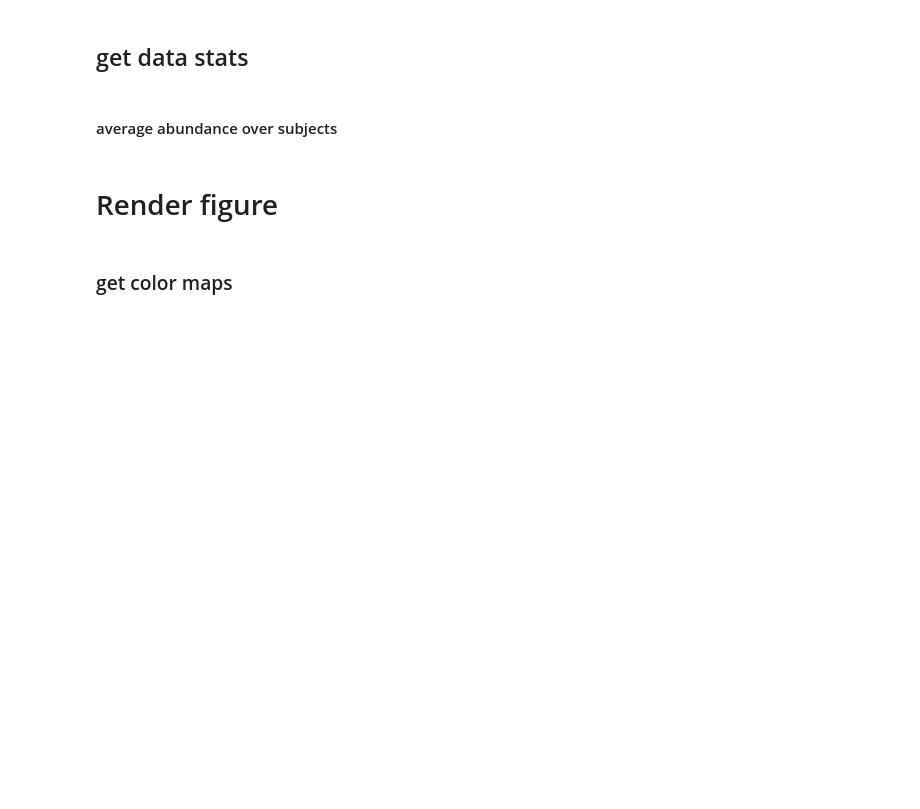
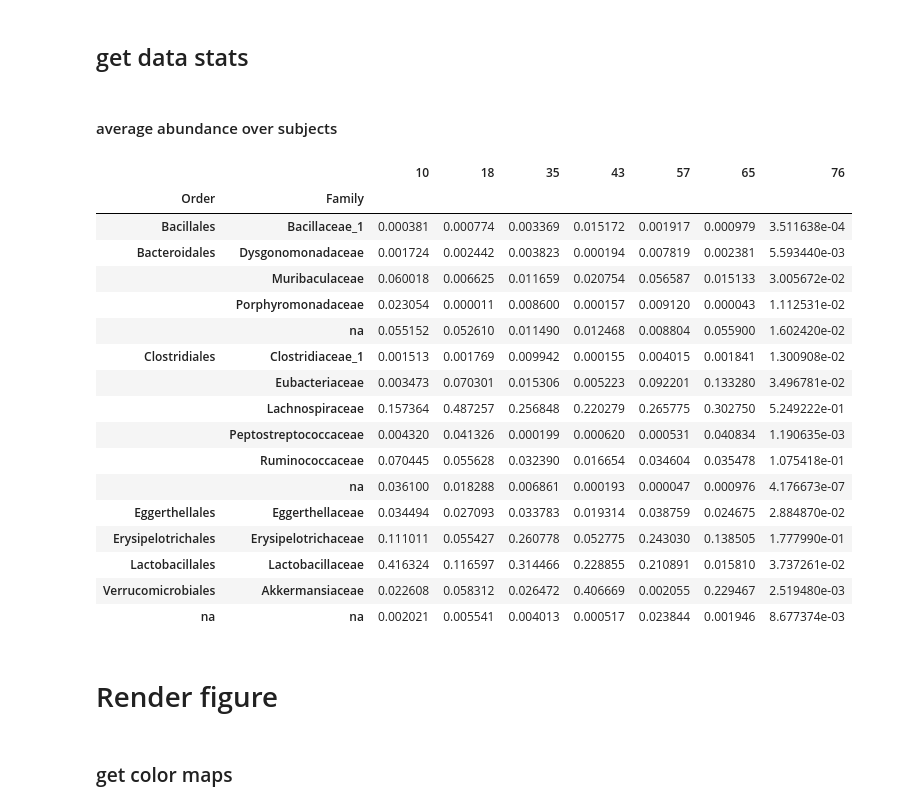
Before and after one commit to gerberlab/MCSPACE, a Jupyter notebook: mcspace/paper/figures/figure2_experimental_design_dataset_stats.ipynb, the cells around one changed output. Drawn from its saved outputs; the diff is of its cells as text; code cells hidden in the pictures; blank space fills up the shorter version.

```diff
--- a/mcspace/paper/figures/figure2_experimental_design_dataset_stats.ipynb
+++ b/mcspace/paper/figures/figure2_experimental_design_dataset_stats.ipynb
@@ -137,6 +137,27 @@ mouse_ave = mbulk.copy()/len(mouse_subjects)
 mouse_grouped =  mouse_ave.groupby(level=['Order','Family']).sum()
 # %%
 mouse_keep, mouse_remove = filter_taxa(mouse_grouped)
+# %%
+mouse_grouped
+# %% [output]
+|  |  | 10 | 18 | 35 | 43 | 57 | 65 | 76 |
+| Order | Family |  |  |  |  |  |  |  |
+| Bacillales | Bacillaceae_1 | 0.000381 | 0.000774 | 0.003369 | 0.015172 | 0.001917 | 0.000979 | 3.511638e-04 |
+| Bacteroidales | Dysgonomonadaceae | 0.001724 | 0.002442 | 0.003823 | 0.000194 | 0.007819 | 0.002381 | 5.593440e-03 |
+|  | Muribaculaceae | 0.060018 | 0.006625 | 0.011659 | 0.020754 | 0.056587 | 0.015133 | 3.005672e-02 |
+|  | Porphyromonadaceae | 0.023054 | 0.000011 | 0.008600 | 0.000157 | 0.009120 | 0.000043 | 1.112531e-02 |
+|  | na | 0.055152 | 0.052610 | 0.011490 | 0.012468 | 0.008804 | 0.055900 | 1.602420e-02 |
+| Clostridiales | Clostridiaceae_1 | 0.001513 | 0.001769 | 0.009942 | 0.000155 | 0.004015 | 0.001841 | 1.300908e-02 |
+|  | Eubacteriaceae | 0.003473 | 0.070301 | 0.015306 | 0.005223 | 0.092201 | 0.133280 | 3.496781e-02 |
+|  | Lachnospiraceae | 0.157364 | 0.487257 | 0.256848 | 0.220279 | 0.265775 | 0.302750 | 5.249222e-01 |
+|  | Peptostreptococcaceae | 0.004320 | 0.041326 | 0.000199 | 0.000620 | 0.000531 | 0.040834 | 1.190635e-03 |
+|  | Ruminococcaceae | 0.070445 | 0.055628 | 0.032390 | 0.016654 | 0.034604 | 0.035478 | 1.075418e-01 |
+|  | na | 0.036100 | 0.018288 | 0.006861 | 0.000193 | 0.000047 | 0.000976 | 4.176673e-07 |
+| Eggerthellales | Eggerthellaceae | 0.034494 | 0.027093 | 0.033783 | 0.019314 | 0.038759 | 0.024675 | 2.884870e-02 |
+| Erysipelotrichales | Erysipelotrichaceae | 0.111011 | 0.055427 | 0.260778 | 0.052775 | 0.243030 | 0.138505 | 1.777990e-01 |
+| Lactobacillales | Lactobacillaceae | 0.416324 | 0.116597 | 0.314466 | 0.228855 | 0.210891 | 0.015810 | 3.737261e-02 |
+| Verrucomicrobiales | Akkermansiaceae | 0.022608 | 0.058312 | 0.026472 | 0.406669 | 0.002055 | 0.229467 | 2.519480e-03 |
+| na | na | 0.002021 | 0.005541 | 0.004013 | 0.000517 | 0.023844 | 0.001946 | 8.677374e-03 |
 # %% [markdown]
 # Render figure
 # %%
```
Also changed, not shown: parts of 1 cell of this notebook, 42 other files.
